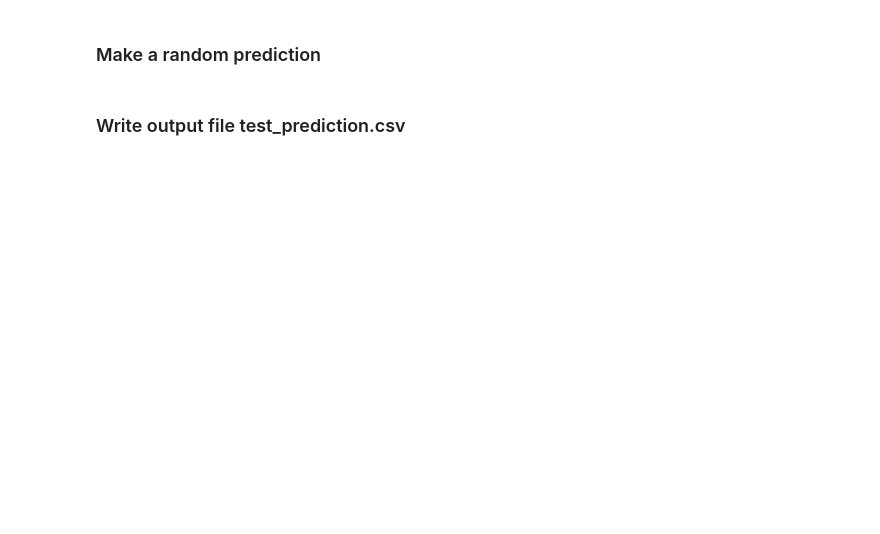
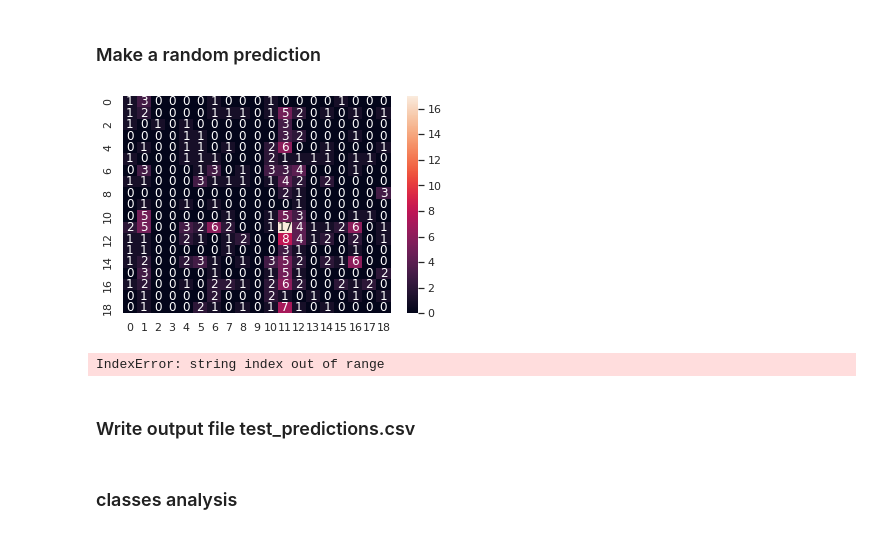
Before and after one commit to Tan9uy/challenge_ENSIA_2022, a Jupyter notebook: model.ipynb, the cells around one changed output. Cells and saved outputs as stored; diff of their text form; code cells hidden in the pictures; blank space fills up the shorter version.

Commit message:
some updates (AVG test)

```diff
--- a/model.ipynb
+++ b/model.ipynb
@@ -313,0 +480,14 @@ plot_history(history)
+# %%
+
+
+model.compile(
+    optimizer=keras.optimizers.Adam(lr=0.00001),
+    loss='categorical_crossentropy',
+    metrics=['accuracy']
+)
+# %%
+history = model.fit(train_ds,
+               epochs=10,
+               validation_data=val_ds,
+               callbacks=[reduce_lr,checkpointer],
+               class_weight=weights_classes)
@@ -334,2 +519,24 @@ def do_prediction():
+# %%
+weights_models = [max(h.history["val_accuracy"]) for h in histories_fine_tunning]
+raw_valid_predictions = 0
+for model, weight_model in zip(models, weights_models):
+    raw_valid_predictions += 10000*weight_model*model.predict(val_ds)
+#raw_valid_predictions = raw_valid_predictions/len(weights_models)
+valid_predicted_labels = raw_valid_predictions.argmax(axis=1)
+# %%
+cm = confusion_matrix(val_ds.classes, valid_predicted_labels)
+sns.heatmap(cm, annot=True)
+plt.show()
+#for i,c in enumerate(classes):
+#    print(f'{i} {c}')
+df_list = []
+for i in range(19):
+    for j in range(19):
+        if cm[i][j] >= 5 and i != j:
+            df_list.append(pd.DataFrame({"classe_1":[f'{classes[i]} {i}'],"classe_2":[f'{classes[j]} {j}'],"value":[cm[i][j]]}))
+pd.concat(df_list)
+# %% [output]
+[figure, added]
+IndexError: string index out of range
 # %% [markdown]
-### Write output file test_prediction.csv
+### Write output file test_predictions.csv
@@ -350,3 +576,5 @@ def test_predictions():
 
 
 test_predictions()
+# %% [markdown]
+### classes analysis
```
Also changed, not shown: parts of 42 cells of this notebook, 1 other file.
